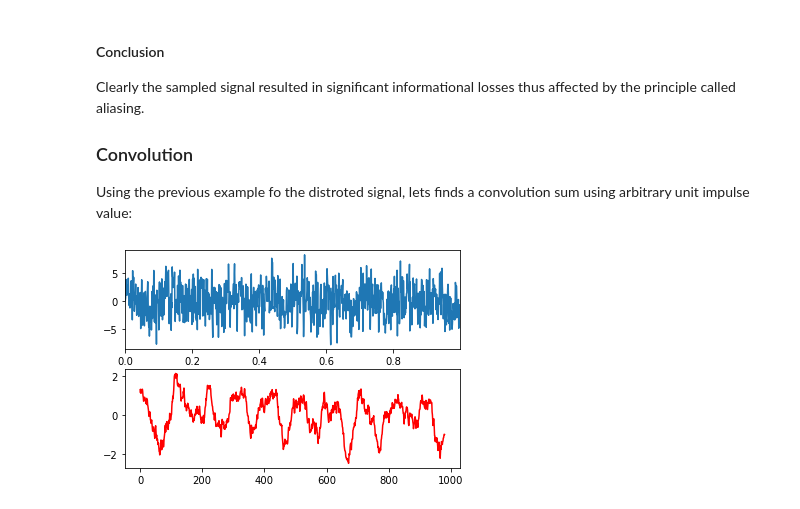
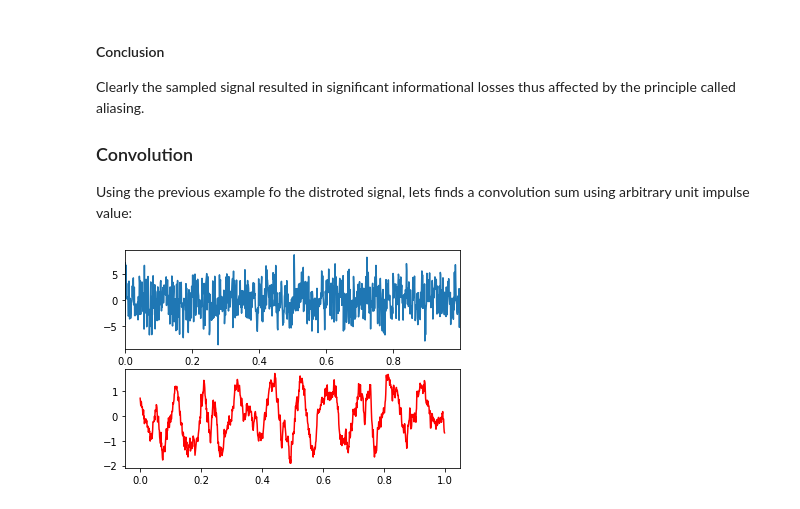
Before and after one commit to artemkozlenkov/fourier-python, a Jupyter notebook: notebooks/Higher_Math_Project.ipynb, the cells around one changed output. Saved outputs shown, nothing was run; the diff lists cells and outputs as text; code cells hidden in the pictures.

```diff
--- a/notebooks/Higher_Math_Project.ipynb
+++ b/notebooks/Higher_Math_Project.ipynb
@@ -232,21 +234,33 @@ principle called aliasing.
 ### Convolution
 Using the previous example fo the distroted signal, lets finds a convolution sum using arbitrary unit impulse value:
 # %%
-function_noise = functSumNoise()[0]
+dt = 0.001
+t = np.arange(0,1, dt)
+l = len(t)
+
+freq1 = 10
+freq2 = 50
+
+f1 = np.sin(2 * np.pi * freq1 * t)
+f2 = np.sin(2 * np.pi * freq2 * t)
+
+func = f1 + f2
+func += 2.5 * np.random.randn(l)
+
 avg = np.ones(20)
 avg /= sum(avg)
 
-conv = np.convolve(function_noise, avg, mode='valid')
+conv = np.convolve(func, avg, mode='same')
 
 fg, ax = plt.subplots(2, 1)
 
 plt.sca(ax[0])
 plt.xlim(t[0], t[-1])
-plt.plot(t, function_noise)
+plt.plot(t, func)
 
 plt.sca(ax[1])
-plt.plot(conv, color='red')
+plt.plot(t, conv, color='red')
 
 plt.show()
 # %% [output]
-[figure, old version]
+[figure, new version]
```
Also changed, not shown: parts of 6 cells of this notebook, 2 other files.
